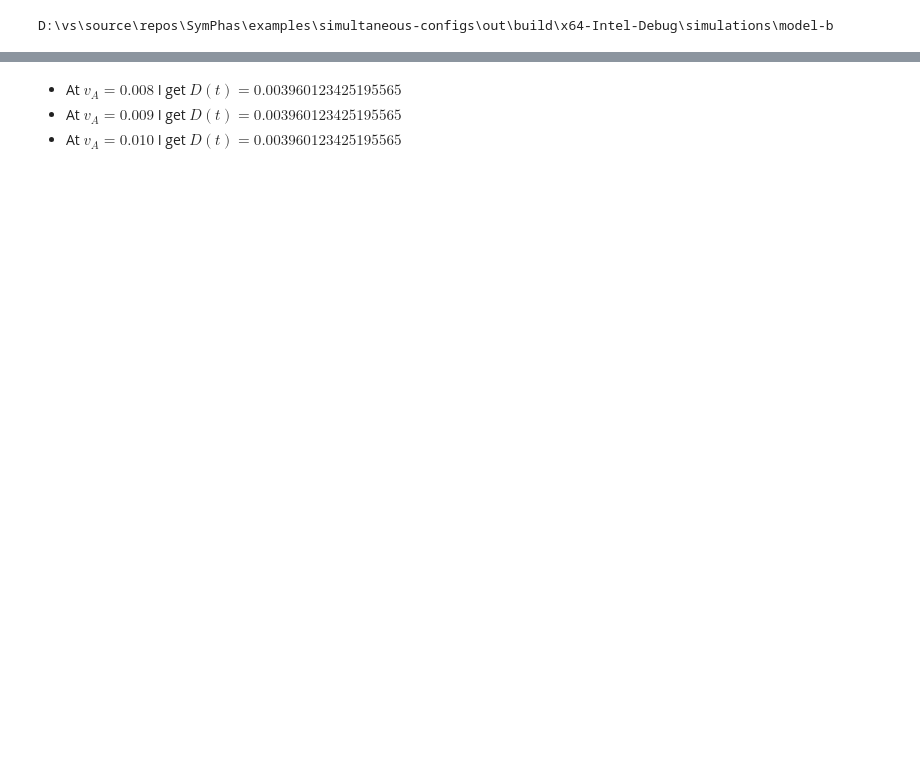
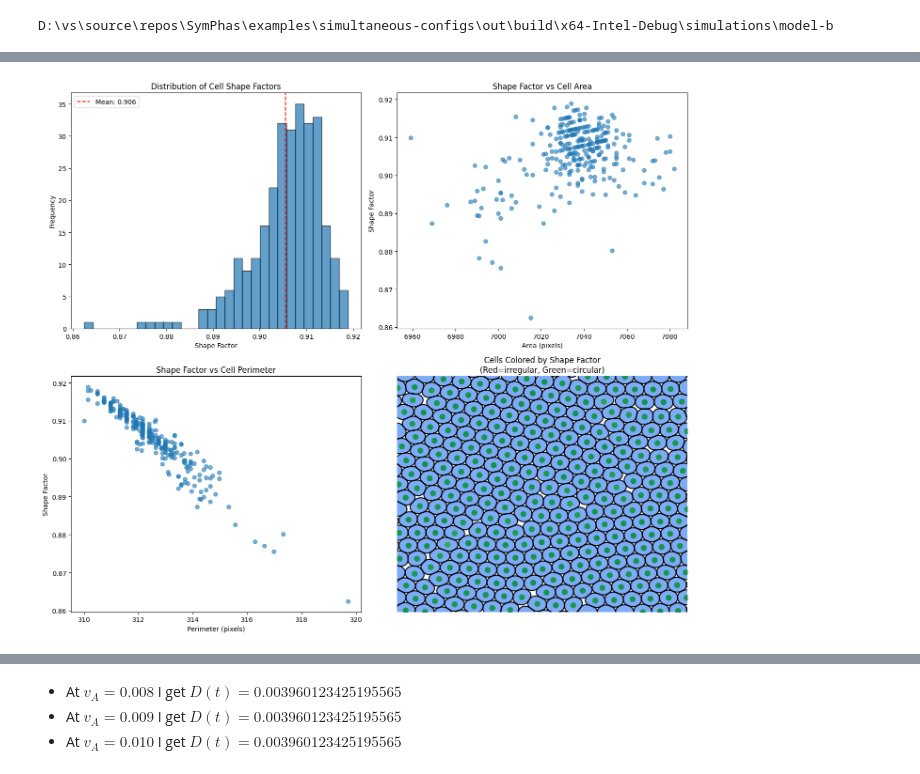
Before and after one commit to MetricManifold/data_processing, a Jupyter notebook: from_equilibration.ipynb, the cells around one changed output, grey strips where cells are left out. Cells and saved outputs as stored; diff of their text form; code cells hidden in the pictures; blank space fills up the shorter version.

```diff
--- a/from_equilibration.ipynb
+++ b/from_equilibration.ipynb
@@ -146,3 +214,60 @@ fig.savefig('plot_cells.png', format='png', bbox_inches='tight')
+# %%
+# Visualize the shape factors
+fig, axes = plt.subplots(2, 2, figsize=(14, 12))
+
+# 1. Histogram of shape factors
+ax = axes[0, 0]
+ax.hist(shape_factors, bins=30, edgecolor='black', alpha=0.7)
+ax.set_xlabel('Shape Factor')
+ax.set_ylabel('Frequency')
+ax.set_title('Distribution of Cell Shape Factors')
+ax.axvline(np.mean(shape_factors), color='red', linestyle='--', label=f'Mean: {np.mean(shape_factors):.3f}')
+ax.legend()
+
+# 2. Scatter plot: Area vs Shape Factor
+ax = axes[0, 1]
+ax.scatter(areas, shape_factors, alpha=0.6)
+ax.set_xlabel('Area (pixels)')
+ax.set_ylabel('Shape Factor')
+ax.set_title('Shape Factor vs Cell Area')
+
+# 3. Scatter plot: Perimeter vs Shape Factor
+ax = axes[1, 0]
+ax.scatter(perimeters, shape_factors, alpha=0.6)
+ax.set_xlabel('Perimeter (pixels)')
+ax.set_ylabel('Shape Factor')
+ax.set_title('Shape Factor vs Cell Perimeter')
+
+# 4. Overlay shape factor on cell image
+ax = axes[1, 1]
+extent = [x[0], x[-1], y[0], y[-1]]
+ax.contourf(data, extent=extent, colors=["#7dabf5"], levels=[0.25, 2])
+ax.contour(data, extent=extent, colors=["black"], levels=[0.25, 2])
+
+# Color code cells by shape factor
+for i, region in enumerate(regions):
+    y_centroid, x_centroid = region.centroid
+    # Adjust centroids back to original coordinate system (subtract the tile offset)
+    y_centroid -= h
+    x_centroid -= w
+
+    # Transform to data coordinates
+    x_coord = x[0] + (x_centroid / data.shape[1]) * (x[-1] - x[0])
+    y_coord = y[0] + (y_centroid / data.shape[0]) * (y[-1] - y[0])
+
+    color = plt.cm.RdYlGn(shape_factors[i])  # Red=low, Green=high
+    ax.plot(x_coord, y_coord, 'o', color=color, markersize=8)
+
+ax.set_xlim([x[0], x[-1]])
+ax.set_ylim([y[0], y[-1]])
+ax.set_title('Cells Colored by Shape Factor\n(Red=irregular, Green=circular)')
+ax.axis('off')
+
+plt.tight_layout()
+plt.savefig('shape_factor_analysis.png', dpi=300, bbox_inches='tight')
+plt.show()
+# %% [output]
+[figure, added]
 # %%
 vels = np.zeros(len(points), dtype=(float, (len(points[0]) - 1, 2)))
 dt = 0.05
```
Also changed, not shown: parts of 19 cells of this notebook.
